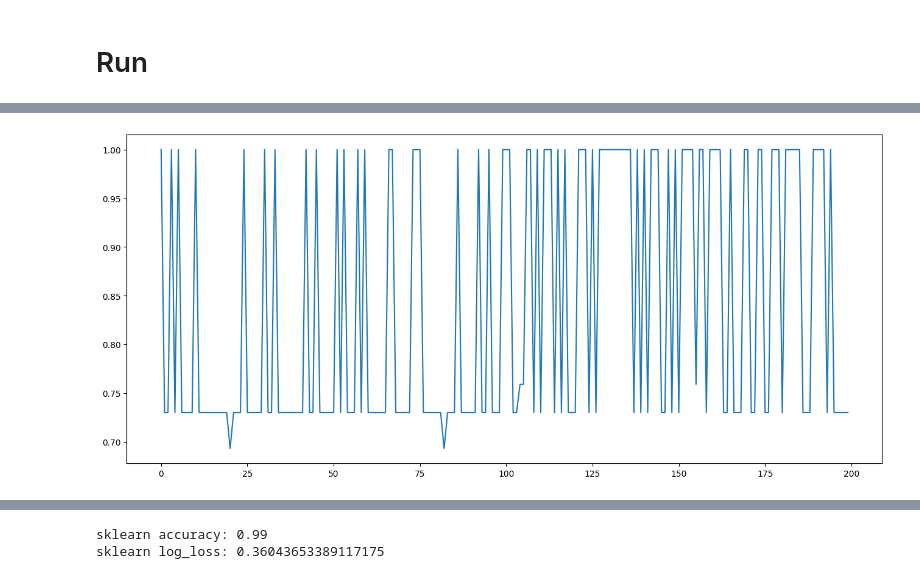
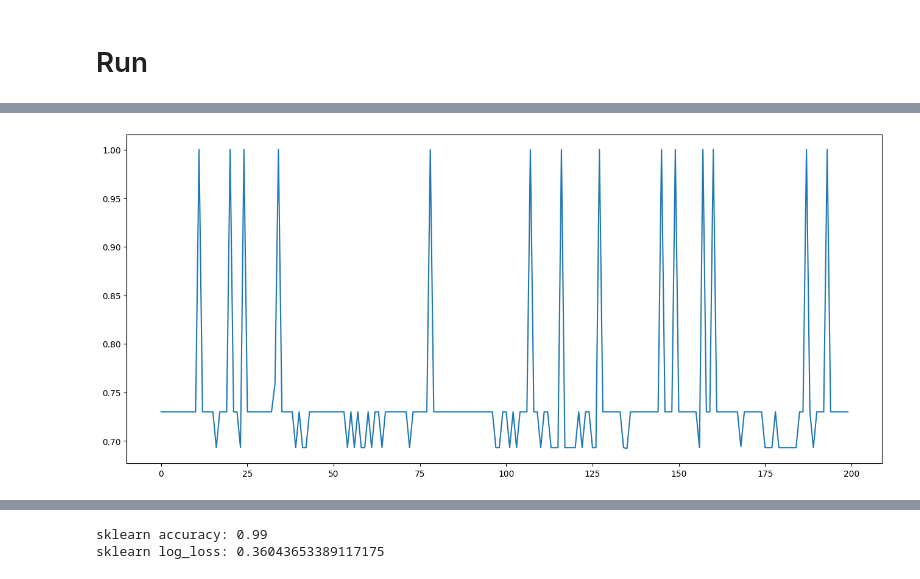
Before and after one commit to mikhmed-nabiev/IB-in-model-selection, a Jupyter notebook: automl-zero/code.ipynb, the cells around one changed output, grey strips where cells are left out. Drawn from its saved outputs; the diff is of its cells as text; code cells hidden in the pictures.

```diff
--- a/automl-zero/code.ipynb
+++ b/automl-zero/code.ipynb
@@ -113,20 +116,23 @@ class Setup(Function, ABC):
         self._vectors = np.zeros(shape=(num_of_vectors, n_features))
 
     def replace_function(self, func_index: int):
-        self.change_inner_params(-1)
+        # self.change_inner_params(-1)
+        pass
 
     def add_function(self, new_func):
-        self.change_inner_params(-1)
+        # self.change_inner_params(-1)
+        pass
 
     def remove_function(self, func_index: int):
-        self.change_inner_params(-1)
+        # self.change_inner_params(-1)
+        pass
 
     def change_inner_params(self, func_index: int):
         for i in range(num_of_scalars):
-            self._scalars[i] = np.random.uniform(low=-100.0, high = 100.0)
+            self._scalars[i] = np.random.uniform(low=-20.0, high = 20.0)
         for i in range(num_of_vectors):
             for j in range(n_features):
-                self._vectors[i][j] = np.random.uniform(low=-100.0, high = 100.0)
+                self._vectors[i][j] = np.random.uniform(low=-20.0, high = 20.0)
 
     def eval_func(self):
         pool.set_scalars(self._scalars)
@@ -394,8 +398,8 @@ def run_evolution(POPULATION_SIZE, SUBSET_SIZE, CYCLES_NUM):
             mean_loss = evaluate(setup, predict, learn)
 
         population.append([setup, predict, learn, mean_loss])
+        history.append([setup, predict, learn, mean_loss])
         losses.append(mean_loss)
-        history.append([setup, predict, learn, mean_loss])
 
     while len(history) - POPULATION_SIZE < CYCLES_NUM:
         candidates = []
@@ -418,8 +422,9 @@ def run_evolution(POPULATION_SIZE, SUBSET_SIZE, CYCLES_NUM):
         population.pop(0)
         history.append(child)
         population.append(child)
+        losses.append(child[3])
 
-    return history
+    return history, losses
 # %% [markdown]
 # Run
 # %%
@@ -430,5 +435,5 @@ pool = Pool(num_of_scalars=num_of_scalars, num_of_vectors=num_of_vectors)
 mutator = Mutator()
 # %%
 %%time
-history = run_evolution(POPULATION_SIZE=100, SUBSET_SIZE=30, CYCLES_NUM=100)
+history, losses = run_evolution(POPULATION_SIZE=100, SUBSET_SIZE=30, CYCLES_NUM=100)
 # %% [output]
@@ -437,11 +442,8 @@ Wall time: 5.92 s
 # %%
-losses = []
-for elem in history:
-    losses.append(elem[-1])
 plt.figure(figsize=(16, 7))
 plt.plot(np.arange(len(losses)),losses);
 # %% [output]
-[figure, old version]
+[figure, new version]
 # %%
 print(pool)
 # %% [output]
```
Also changed, not shown: parts of 11 cells of this notebook.
